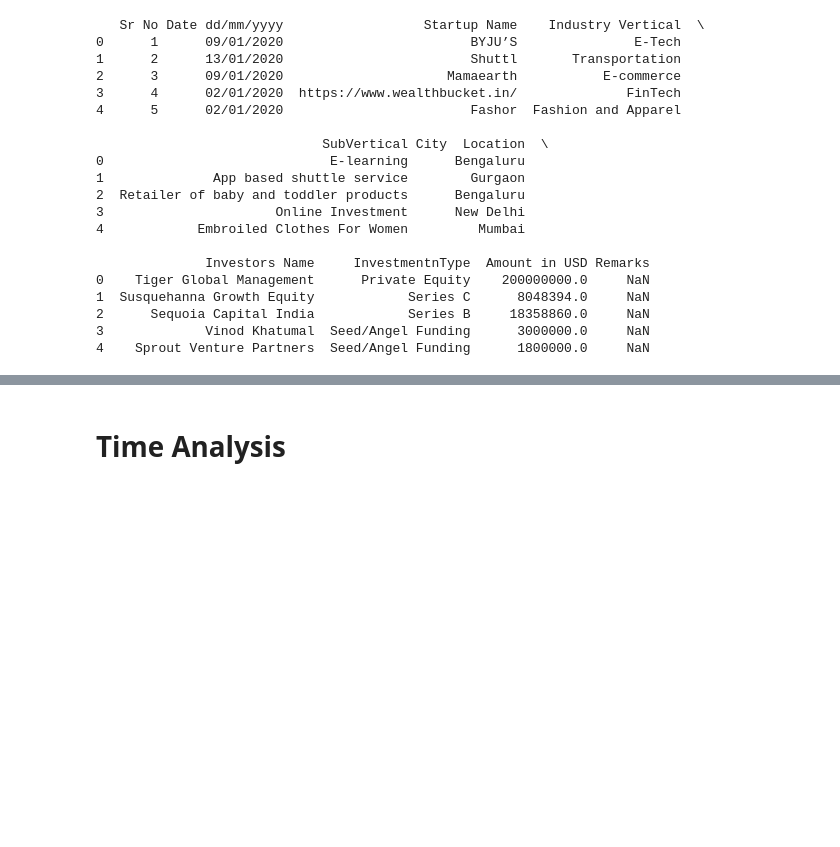
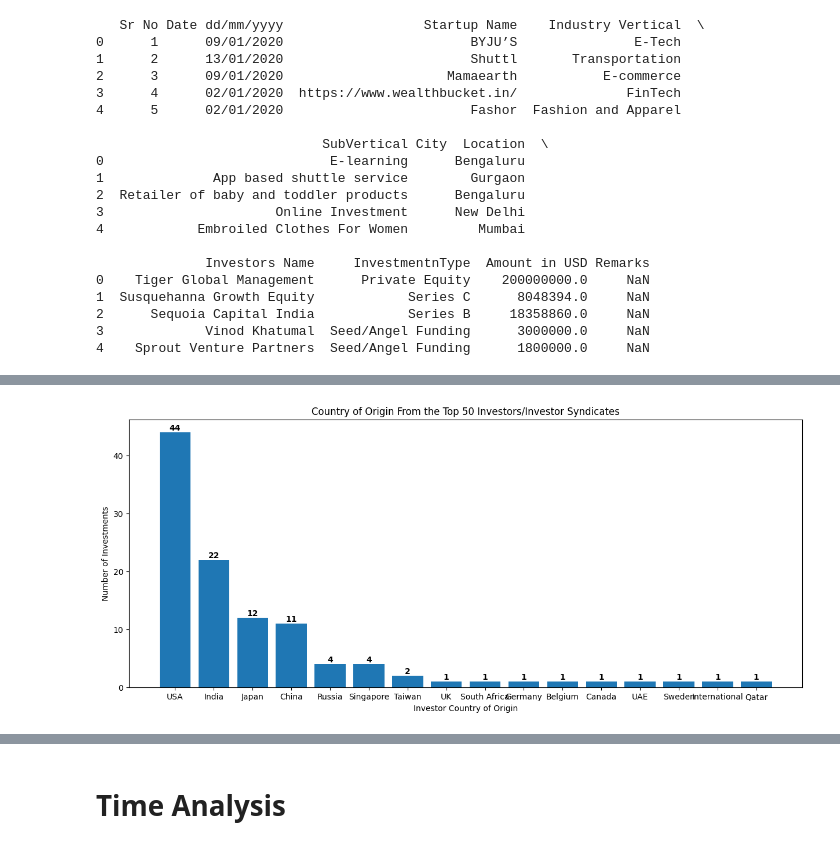
Before and after one commit to willyd332/A-Budding-Indian-Startup-Ecosystem, a Jupyter notebook: Analysis.ipynb, the cells around one changed output, grey strips where cells are left out. Saved outputs shown, nothing was run; the diff lists cells and outputs as text; code cells hidden in the pictures; blank space fills up the shorter version.

```diff
--- a/Analysis.ipynb
+++ b/Analysis.ipynb
@@ -1001,3 +1065,91 @@ Name: Amount in USD, Length: 2412, dtype: float64
+# %%
+# Top 50 Investors Country Mapping
+
+investor_country_mapping = {
+"Westbridge Capital": "India",
+"Softbank": "Japan",
+"SoftBank Group": "Japan",
+"Microsoft, eBay, Tencent Holdings": "USA, USA, China",
+"Vijay Shekhar Sharma": "India",
+"Steadview Capital and existing investors": "India",
+"Alibaba Group, Ant Financial": "China, China",
+"Altimeter Capital, DST Global": "USA, Russia",
+"SoftBank Vision Fund": "Japan",
+"Alibaba, Foxconn, Softbank": "China, Taiwan, Japan",
+"Baillie Gifford, Falcon Edge Capital, Tiger Global, SoftBank Group, DST Global, Didi Kuaidi": "UK, USA, USA, Japan, Russia, China",
+"Bennett Coleman and Company Ltd (BCCL)": "India",
+"DST Global, Steadview Capital, Tiger Global, Accel Partners & Others": "Russia, India, USA, USA",
+"SoftBank Group Corp": "Japan",
+"Tiger Global Management": "USA",
+"Alibaba, Helion Venture Partners, Bessemer Venture Partners, Ascent Capital": "China, India, USA, India",
+"Naspers": "South Africa",
+"Undisclosed investors": "Undisclosed",
+"Matrix Partners, Stellaris Venture Partners, Kalaari Capital": "USA, India, India",
+"SIMI Pacific Pte": "Singapore",
+"SoftBank Group, Sequoia Capital India, Lightspeed Venture Partners, Greenoaks Capital, Hero Enterprise": "Japan, India, USA, USA, India",
+"SoftBank Vision Fund, Lightspeed Venture Partners, Sequoia Capital India Advisors, Greenoaks Capital Partners": "Japan, USA, India, USA",
+"Warburg Pincus": "USA",
+"Sequoia Capital and Temasek Holdings, EDBI, Burda Principal Investments, and Sofina": "USA, Singapore, Singapore, Germany, Belgium",
+"DST Global and Lightspeed Venture Partners\xe2\x80\x99 global fund.": "Russia, USA",
+"Falcon Edge Capital, NY based Hedge Fund, Tiger Global, Softbank": "USA, USA, USA, Japan",
+"Amour Infrastructure": "India",
+"Alibaba": "China",
+"Ontario Teachers\xe2\x80\x99 Pension Plan & Others": "Canada",
+"IAN Fund and DSG Consumer Partners": "India, India",
+"SoftBank Vision Fund & Info Edge (India) Ltd": "Japan, India",
+"Ant Financials": "China",
+"Global Institutional Investors": "Various",
+"Sequoia Capital": "USA",
+"Ctrip.com International Ltd": "China",
+"Tencent Holdings, Foxconn Technology Group, Tiger Global, SoftBank Group, Bharti Enterprises": "China, Taiwan, USA, Japan, India",
+"Lighthouse": "USA",
+"Abraaj Group": "UAE",
+"Tiger Global, Investment AB Kinnevik, Steadview Capital": "USA, Sweden, India",
+"Sequoia, CapitalG, Accel": "USA, USA, USA",
+"Goldman Sachs Investment Partners and Silicon Valley-based Accel, Wellington, Sequoia Capital, B Capital, LightStreet, Sands Capital and International Finance Corporation": "USA, USA, USA, USA, USA, USA, USA, International",
+"Qatar Investment Authority": "Qatar",
+"Ant Financial": "China",
+"Temaseasek Holdings, March Capital, Warburg Pincus": "Singapore, USA, USA",
+"Equanimity Ventures": "India",
+"Azim Premji, Binny Bansal": "India, India",
+"Altimeter Capital, Sutter Hill Ventures": "USA, USA",
+"TA Associates": "USA",
+"Softbank, Tiger Global, Sequoia Capital, Apoletto Managers": "Japan, USA, USA, USA",
+"IDG Ventures, Accel Partners, Kalaari Capital and Others": "USA, USA, India"
+}
+
+country_counts = {}
+
+for investors, countries in investor_country_mapping.items():
+    if countries not in ["Undisclosed", "Various", "International"]:
+        individual_countries = countries.split(", ")
+        for country in individual_countries:
+            if country in country_counts:
+                country_counts[country] += 1
+            else:
+                country_counts[country] = 1
+
+# Sort
+sorted_country_counts = dict(sorted(country_counts.items(), key=lambda x: x[1], reverse=True))
+
+# Prepare data for plotting
+countries = list(sorted_country_counts.keys())
+counts = list(sorted_country_counts.values())
+
+# Plot the bar chart
+plt.figure(figsize=(15, 6))
+plt.bar(countries, counts)
+plt.xlabel('Investor Country of Origin')
+plt.ylabel('Number of Investments')
+plt.title('Country of Origin From the Top 50 Investors/Investor Syndicates')
+
+# Add count values at the end of each bar
+for i, (country, count) in enumerate(sorted_country_counts.items()):
+    plt.text(i, count, str(count), color='black', fontweight='bold', fontsize=10, ha='center', va='bottom')
+
+plt.show()
+# %% [output]
+[figure, added]
 # %%
 # 5. List and count of all unique "Investment Type"
 investment_counts = df["InvestmentnType"].value_counts()
```
Also changed, not shown: parts of 14 cells of this notebook.
